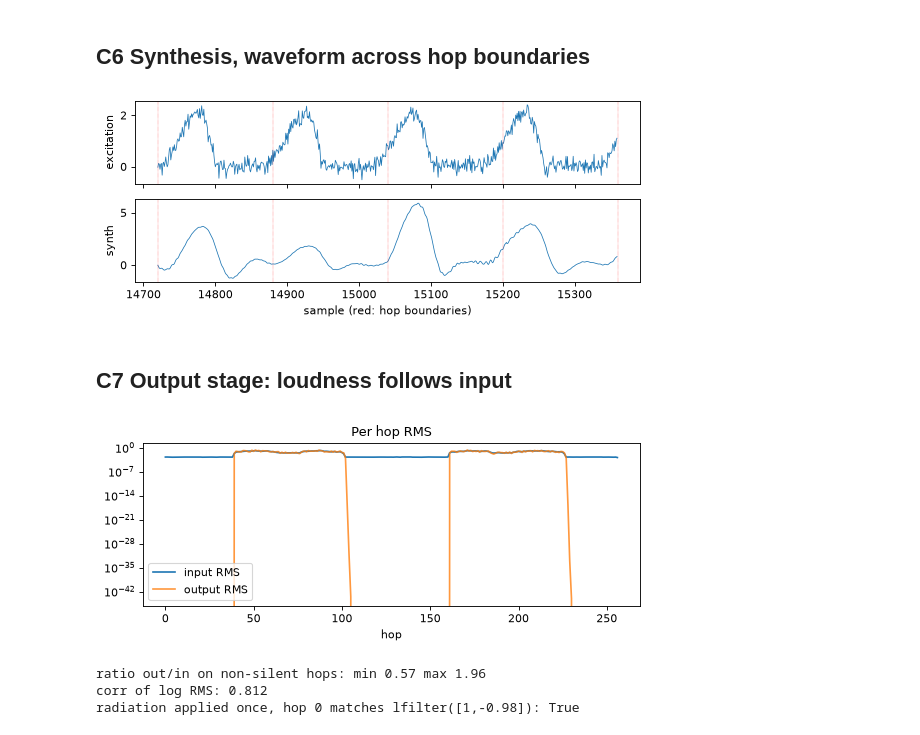
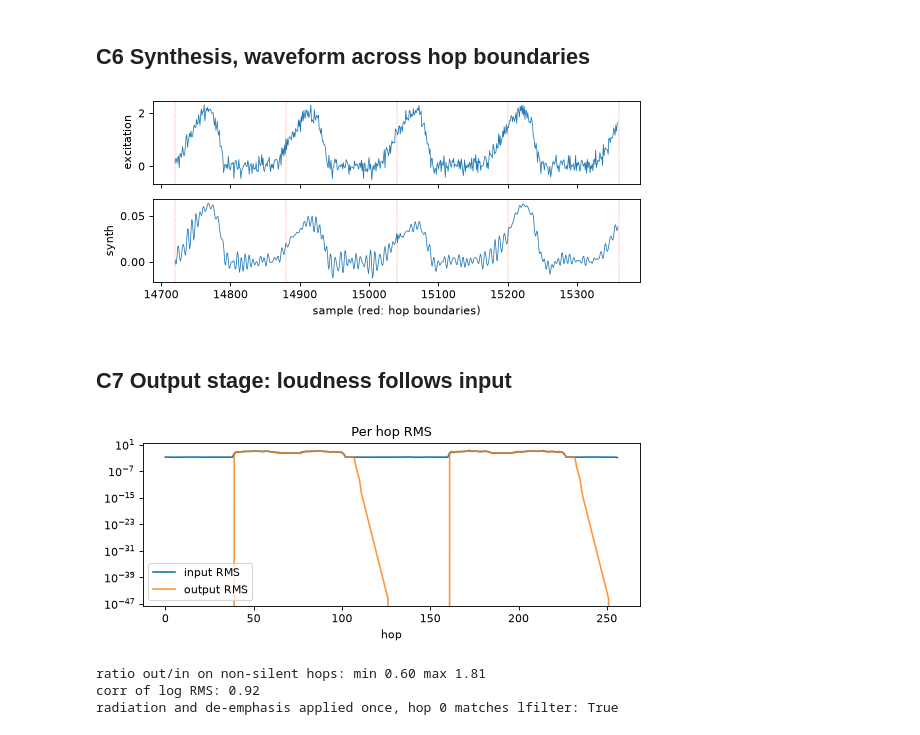
Before and after one commit to rakshitha-manoj/whisper-to-voice, a Jupyter notebook: notebooks/c_synthesis_validation.ipynb, the cells around one changed output. Saved outputs shown, nothing was run; the diff lists cells and outputs as text; code cells hidden in the pictures.

```diff
--- a/notebooks/c_synthesis_validation.ipynb
+++ b/notebooks/c_synthesis_validation.ipynb
@@ -13,6 +13,8 @@ import numpy as np, scipy.signal, librosa, soundfile
 import matplotlib
 import matplotlib.pyplot as plt
 from src import pitch, synth
+from src.lpc import lpc_all
+from src.detect import classify_frames
 from src.mocks import mock_frames, mock_energy
 from tests.fixtures import pseudo_whisper
 FS, HOP = 16000, 160
@@ -31,7 +33,6 @@ def hop_rms(x):
 x, fs = pseudo_whisper()
 frames = mock_frames(x, 320, HOP)
 energy = mock_energy(frames)
-zcr = np.mean(np.abs(np.diff(np.sign(frames), axis=1)) > 0, axis=1)
-labels = np.where(energy < 0.01, 0, np.where(zcr > 0.25, 1, 2))
+labels = classify_frames(frames, energy)
 print(len(frames), "frames, label counts:", np.bincount(labels))
 # %% [output]
@@ -118,23 +119,22 @@ per label hop RMS: {0: 0.0, 1: 1.0, 2: 0.998}
 # %% [markdown]
 ## C6 Synthesis, waveform across hop boundaries
 # %%
-A = np.array([librosa.lpc(f.astype(float), order=12) for f in frames])
-G = np.array([np.sqrt(np.mean(scipy.signal.lfilter(a, [1.0], f.astype(float)) ** 2)) + 1e-9 for a, f in zip(A, frames)])
+A, G = lpc_all(frames, order=12)
 f0 = pitch.build_f0(labels, energy)
 e = pitch.make_excitation(labels, f0, HOP, FS)
 y_raw = synth.synthesize(A, G, e, labels, energy, HOP)
 i = int(np.flatnonzero(labels == 2)[40])
 seg = slice(i * HOP - 160, i * HOP + 480)
 t = np.arange(seg.start, seg.stop)
 fig, ax = plt.subplots(2, 1, sharex=True)
 ax[0].plot(t, e[seg], lw=0.7); ax[0].set_ylabel("excitation")
 ax[1].plot(t, y_raw[seg], lw=0.7); ax[1].set_ylabel("synth")
 for k in range(i - 1, i + 4):
     for a_ in ax: a_.axvline(k * HOP, c="r", lw=0.4, ls=":")
 ax[1].set_xlabel("sample (red: hop boundaries)")
 plt.tight_layout(); plt.show()
 # %% [output]
-[figure, old version]
+[figure, new version]
 # %% [markdown]
 ## C7 Output stage: loudness follows input
 # %%
@@ -149,11 +149,11 @@ print("ratio out/in on non-silent hops: min %.2f max %.2f" % ((r[loud] / energy[
 print("corr of log RMS:", round(float(np.corrcoef(np.log(r[loud]), np.log(energy[loud]))[0, 1]), 3))
 st = synth.init_output_state()
 j = int(np.flatnonzero(labels == 2)[40]) * HOP
-rad = scipy.signal.lfilter([1.0, -0.98], [1.0], y_raw[j:j + HOP].astype(float))
+rad = scipy.signal.lfilter([1.0], [1.0, -synth.DEEMPH], scipy.signal.lfilter([1.0, -0.98], [1.0], y_raw[j:j + HOP].astype(float)))
 o, st = synth.output_step(y_raw[j:j + HOP].astype(float), 0.1, st)
-print("radiation applied once, hop 0 matches lfilter([1,-0.98]):", np.allclose(o, rad * (0.1 / np.sqrt(np.mean(rad ** 2))), rtol=1e-3, atol=1e-6))
+print("radiation and de-emphasis applied once, hop 0 matches lfilter:", np.allclose(o, rad * (0.1 / np.sqrt(np.mean(rad ** 2))), rtol=1e-3, atol=1e-6))
 # %% [output]
-[figure, old version]
+[figure, new version]
-ratio out/in on non-silent hops: min 0.57 max 1.96
-corr of log RMS: 0.812
-radiation applied once, hop 0 matches lfilter([1,-0.98]): True
+ratio out/in on non-silent hops: min 0.60 max 1.81
+corr of log RMS: 0.92
+radiation and de-emphasis applied once, hop 0 matches lfilter: True
```
Also changed, not shown: parts of 2 cells of this notebook, 4 other files.
